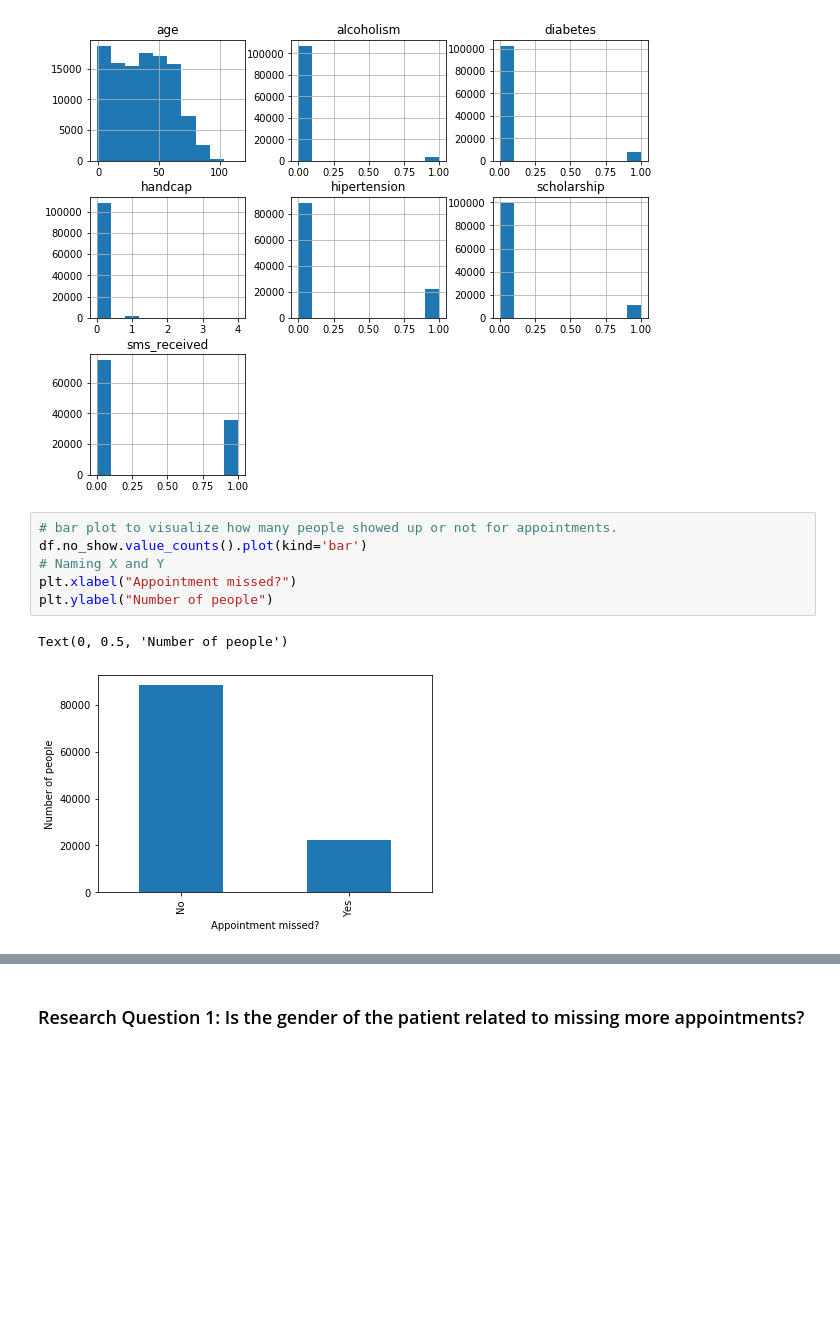
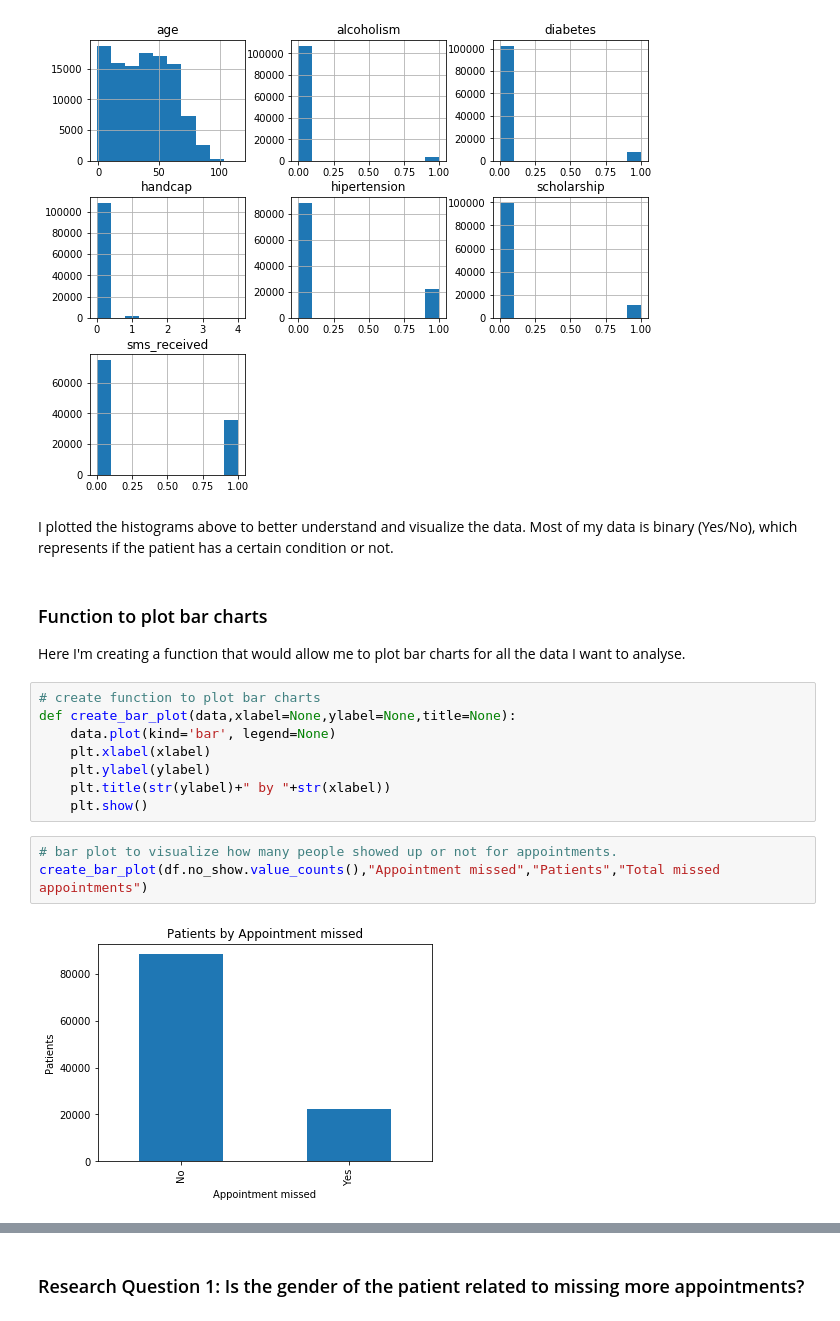
Before and after one commit to acideater/investigate-a-dataset-no-show, a Jupyter notebook: investigate-a-dataset-no-show.ipynb, the cells around one changed output, grey strips where cells are left out. Cells and saved outputs as stored; diff of their text form; blank space fills up the shorter version.

Commit message:
Update notebook
Added a Python function to plot bar charts, descriptions for some charts and limitation in conclusions.

```diff
--- a/investigate-a-dataset-no-show.ipynb
+++ b/investigate-a-dataset-no-show.ipynb
@@ -156,12 +158,22 @@ df.head(1)
 df.hist(figsize =( 10, 8));
 # %% [output]
 [figure]
+# %% [markdown]
+I plotted the histograms above to better understand and visualize the data. Most of my data is binary (Yes/No), which represents if the patient has a certain condition or not.
+# %% [markdown]
+### Function to plot bar charts
+
+Here I'm creating a function that would allow me to plot bar charts for all the data I want to analyse.
+# %%
+# create function to plot bar charts
+def create_bar_plot(data,xlabel=None,ylabel=None,title=None):
+    data.plot(kind='bar', legend=None)
+    plt.xlabel(xlabel)
+    plt.ylabel(ylabel)
+    plt.title(str(ylabel)+" by "+str(xlabel))
+    plt.show()
 # %%
 # bar plot to visualize how many people showed up or not for appointments.
-df.no_show.value_counts().plot(kind='bar')
-# Naming X and Y
-plt.xlabel("Appointment missed?")
-plt.ylabel("Number of people")
+create_bar_plot(df.no_show.value_counts(),"Appointment missed","Patients","Total missed appointments")
 # %% [output]
-Text(0, 0.5, 'Number of people')
-[figure, old version]
+[figure, new version]
```
Also changed, not shown: parts of 7 cells of this notebook.
